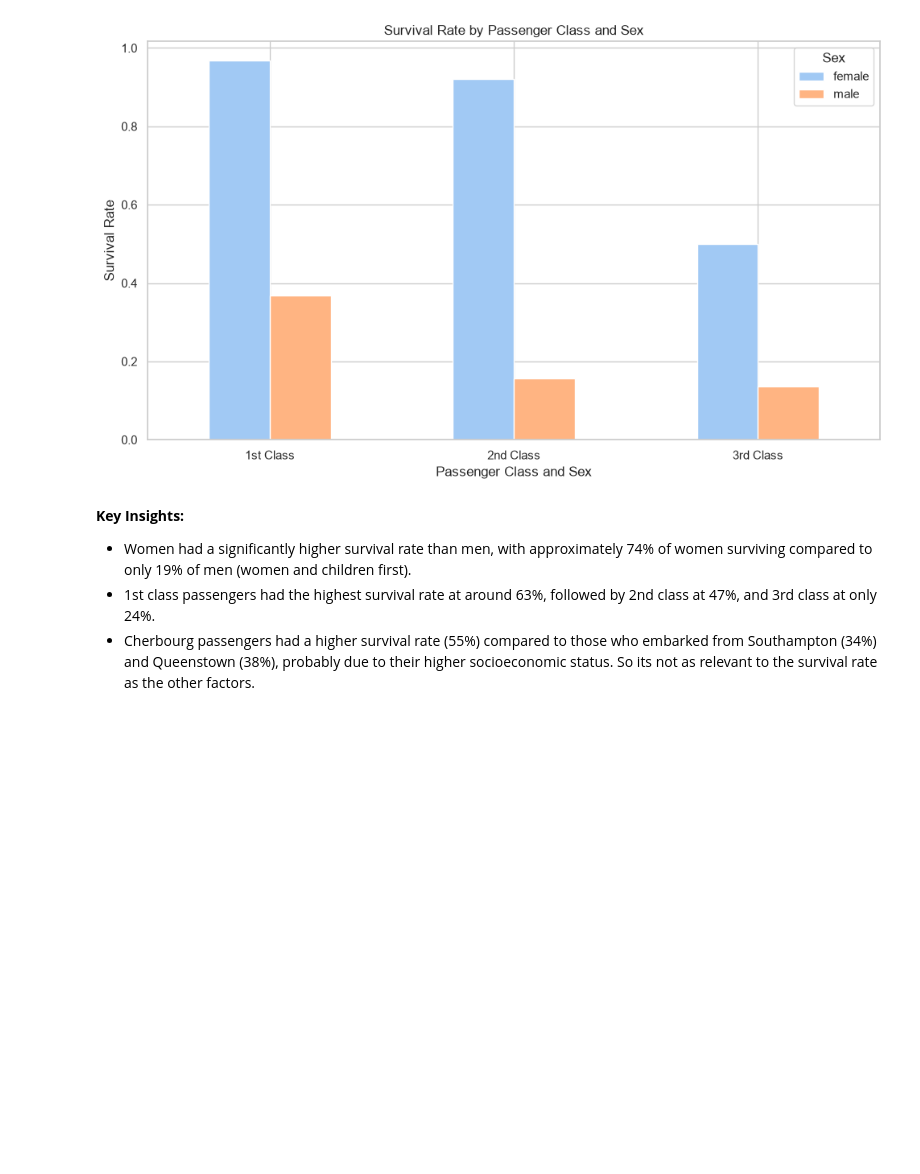
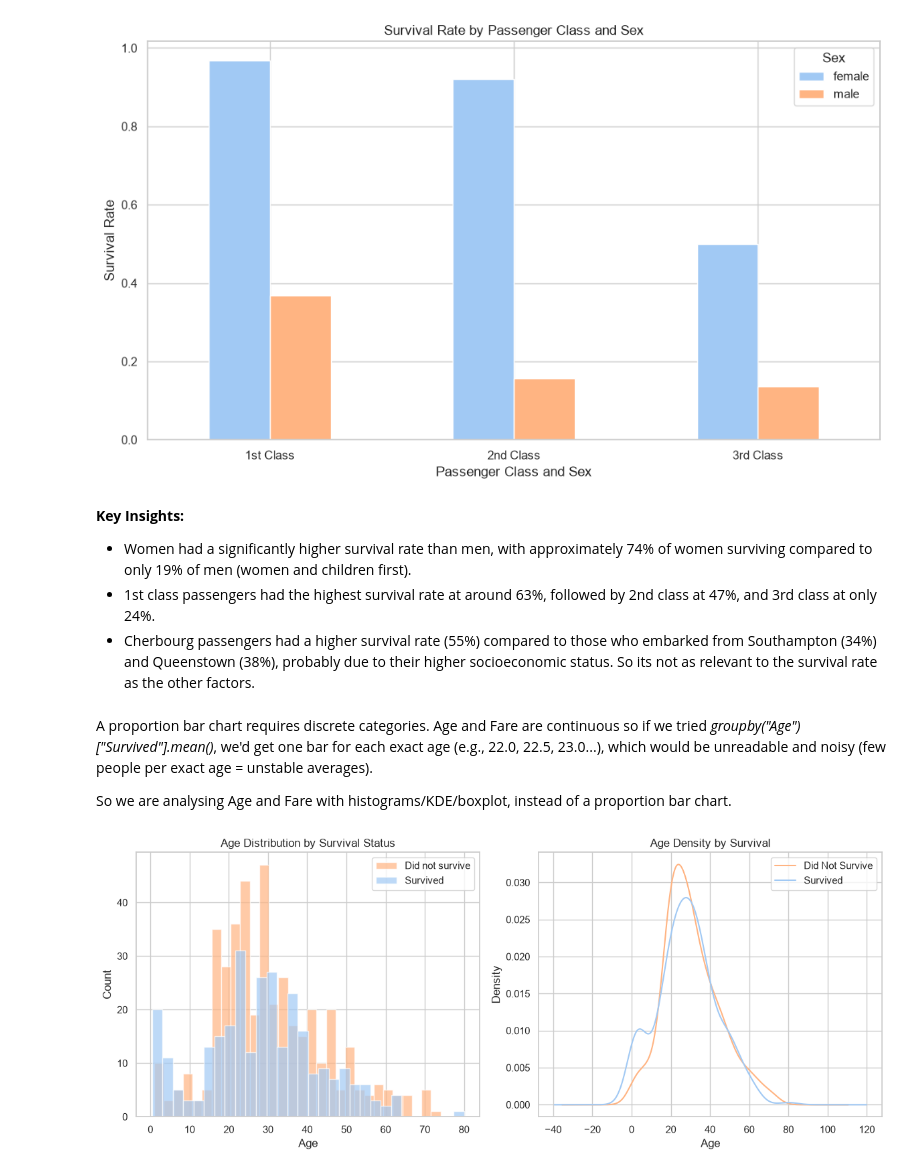
Before and after one commit to marygou/Titanic-Survival-Prediction, a Jupyter notebook: notebooks/01_eda.ipynb, the cells around one changed output. Saved outputs shown, nothing was run; the diff lists cells and outputs as text; code cells hidden in the pictures; blank space fills up the shorter version.

Commit message:
feat: Survival vs Age and Fare analysis

```diff
--- a/notebooks/01_eda.ipynb
+++ b/notebooks/01_eda.ipynb
@@ -343,3 +343,30 @@ plt.show() # display the plot
 - Women had a significantly higher survival rate than men, with approximately 74% of women surviving compared to only 19% of men (women and children first).
 - 1st class passengers had the highest survival rate at around 63%, followed by 2nd class at 47%, and 3rd class at only 24%.
 - Cherbourg passengers had a higher survival rate (55%) compared to those who embarked from Southampton (34%) and Queenstown (38%), probably due to their higher socioeconomic status. So its not as relevant to the survival rate as the other factors.
+# %% [markdown]
+A proportion bar chart requires discrete categories. Age and Fare are continuous so if we tried *groupby("Age")["Survived"].mean()*, we'd get one bar for each exact age (e.g., 22.0, 22.5, 23.0...), which would be unreadable and noisy (few people per exact age = unstable averages).
+
+So we are analysing Age and Fare with histograms/KDE/boxplot, instead of a proportion bar chart.
+# %%
+fig, axes = plt.subplots(1, 2, figsize=(12, 5))
+
+# Overlapping histograms for age distribution of survivors and non-survivors
+axes[0].hist(df[df["Survived"] == 0]["Age"].dropna(), bins=30, color=colors[1], alpha=0.7, label="Did not survive", edgecolor='white') # histogram for age of non-survivors
+axes[0].hist(df[df["Survived"] == 1]["Age"].dropna(), bins=30, color=colors[0], alpha=0.7, label="Survived", edgecolor='white') # histogram for age of survivors
+axes[0].set_title("Age Distribution by Survival Status")
+axes[0].set_xlabel("Age")
+axes[0].set_ylabel("Count")
+axes[0].legend()
+
+# Overlapping histograms for fare distribution of survivors and non-survivors
+df[df["Survived"] == 0]["Age"].dropna().plot.kde(ax=axes[1], color=colors[1], label="Did Not Survive")
+df[df["Survived"] == 1]["Age"].dropna().plot.kde(ax=axes[1], color=colors[0], label="Survived")
+axes[1].set_title("Age Density by Survival")
+axes[1].set_xlabel("Age")
+axes[1].set_ylabel("Density")
+axes[1].legend()
+
+plt.tight_layout()
+plt.show()
+# %% [output]
+[figure, added]
```
Also changed, not shown: parts of 4 cells of this notebook.
